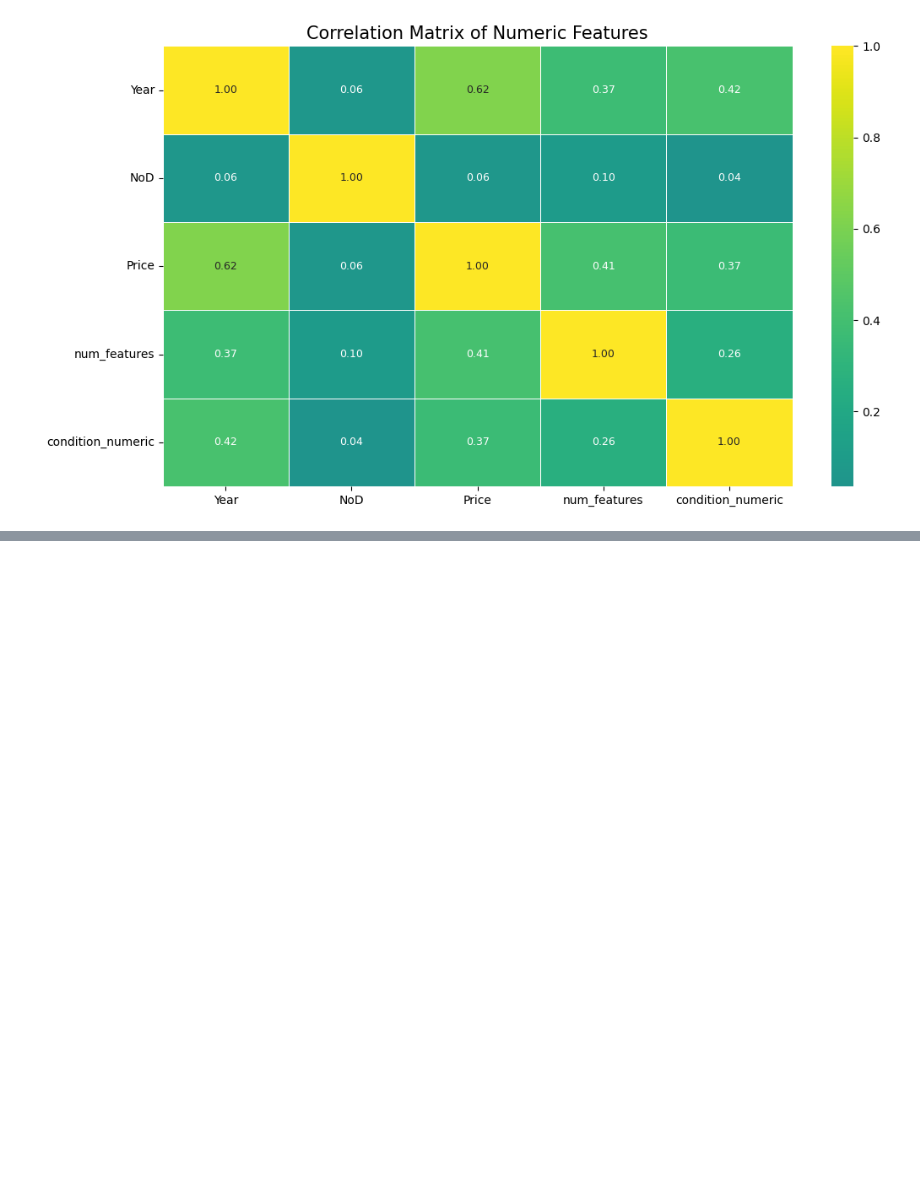
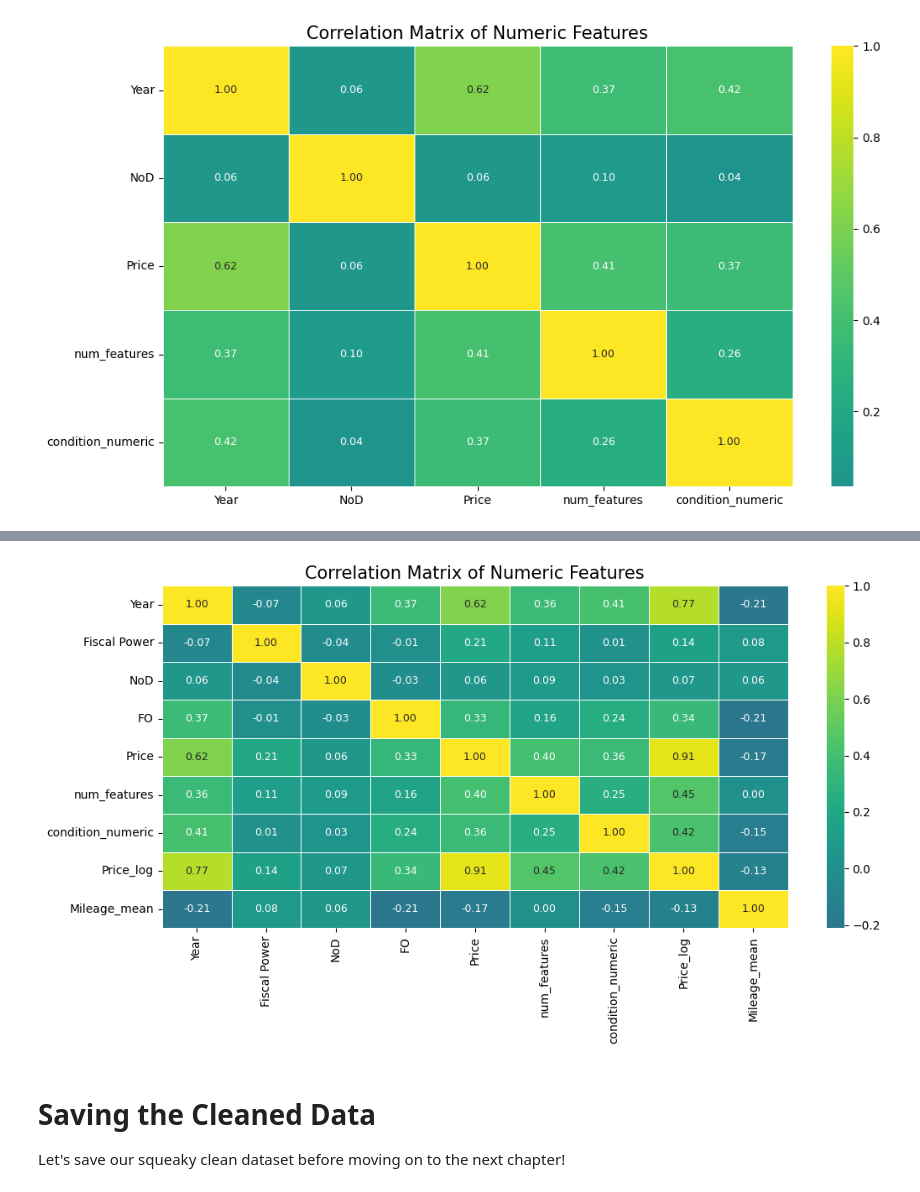
Before and after one commit to ahmed-bahlaoui/used_cars_dataset, a Jupyter notebook: notebook.ipynb, the cells around one changed output, grey strips where cells are left out. Saved outputs shown, nothing was run; the diff lists cells and outputs as text; code cells hidden in the pictures; blank space fills up the shorter version.

```diff
--- a/notebook.ipynb
+++ b/notebook.ipynb
@@ -698,0 +739,50 @@ Dataset successfully saved as 'cleaned_data_for_real.csv'!
+# %%
+## Problem with mileage column is that it's a range in format digit - digit example: 200 000 - 249 999 etc...
+def mileage_to_mean(mileage_str):
+    try:
+        if pd.isna(mileage_str):
+            return None
+
+        # Normalize string
+        mileage_str = mileage_str.replace(" ", "").lower()
+
+        # Case 1: "plusdeXXXXX"
+        if "plusde" in mileage_str:
+            value = int(re.findall(r"\d+", mileage_str)[0])
+            return value  # or value * 1.1
+
+        # Case 2: range
+        if "-" in mileage_str:
+            low, high = mileage_str.split("-")
+            return (int(low) + int(high)) / 2
+
+        # Case 3: single value
+        return int(mileage_str)
+
+    except:
+        return None
+
+df["Mileage_mean"] = df["Mileage"].apply(mileage_to_mean)
+# %%
+## Getting rid of cars with high mileage
+df = df[df["Mileage_mean"] < 400000]
+# %%
+## Encoding Fiscal Power to an int
+df["Fiscal Power"] = df["Fiscal Power"].str.extract(r"(\d+)\s*CV").astype(int)
+# %%
+numeric = df.select_dtypes(include=[np.number])
+corr_matrix = numeric.corr()
+
+plt.figure(figsize=(11, 6))
+sns.heatmap(corr_matrix, cmap='viridis', center=0, annot=True, fmt=".2f",
+            linewidths=0.5, annot_kws={"size": 9})
+plt.title('Correlation Matrix of Numeric Features', fontsize=15)
+plt.tight_layout()
+plt.savefig(os.path.join('figures', 'fig_17_correlation_matrix.png'), dpi=300, bbox_inches='tight')
+plt.show()
+# %% [output]
+[figure, added]
+# %% [markdown]
+# Saving the Cleaned Data
+
+Let's save our squeaky clean dataset before moving on to the next chapter!
```
Also changed, not shown: parts of 27 cells of this notebook, 5 other files.
